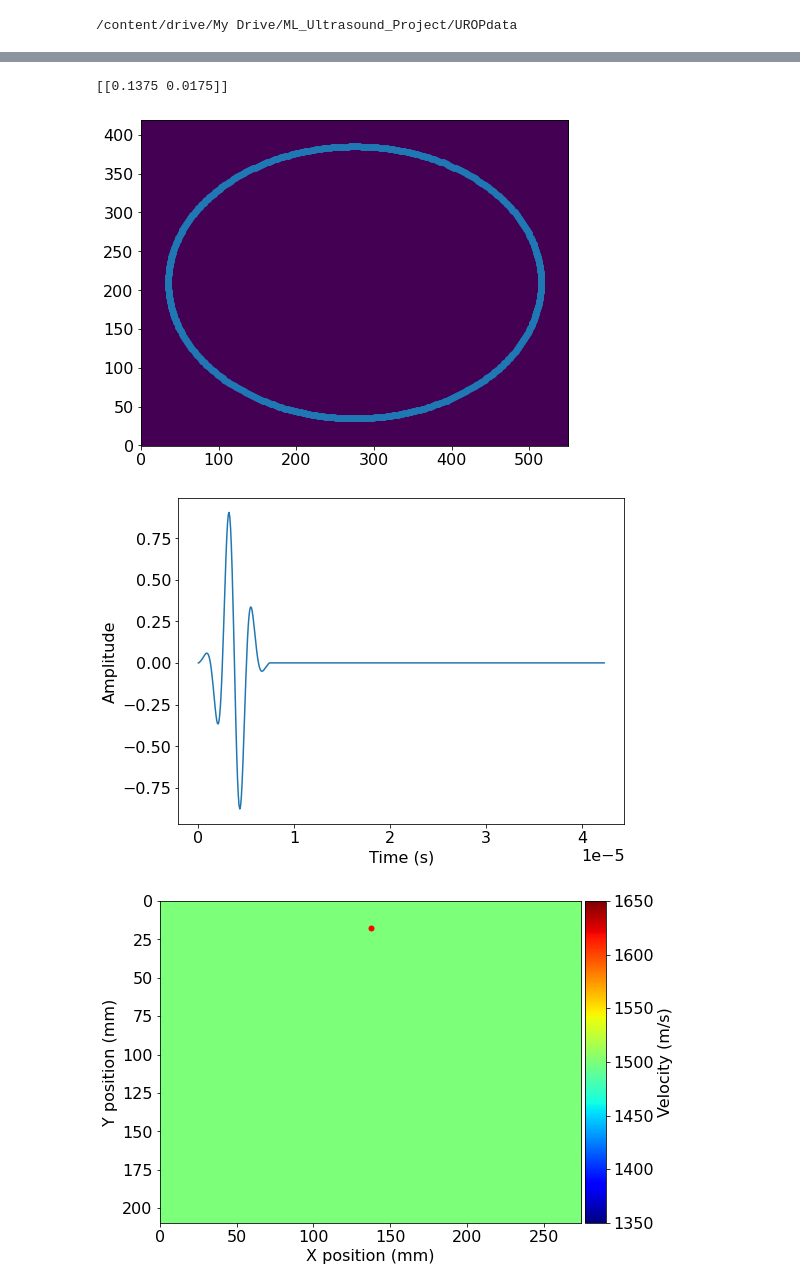
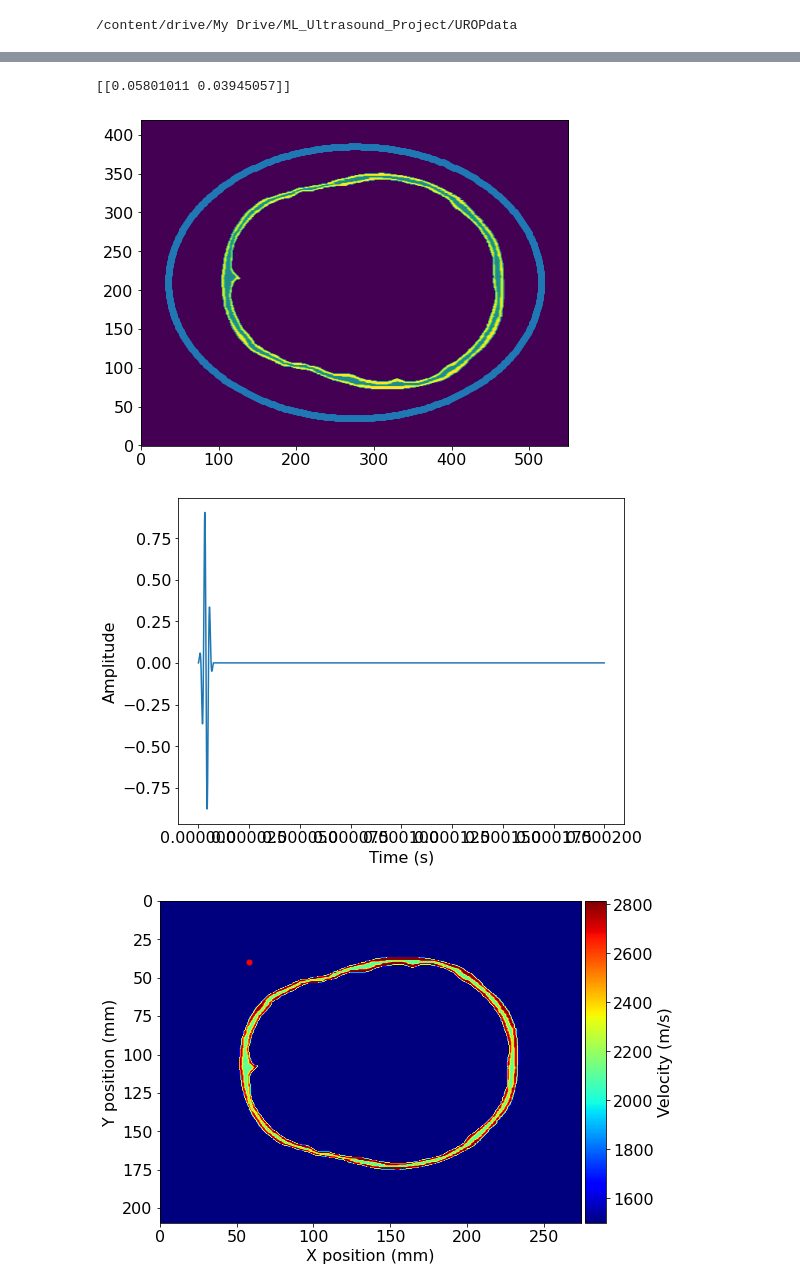
Before and after one commit to nicku-a/ConvLSTM_3D_Brain_Ultrasound, a Jupyter notebook: TestAcoustic.ipynb, the cells around one changed output, grey strips where cells are left out. Saved outputs shown, nothing was run; the diff lists cells and outputs as text; code cells hidden in the pictures.

```diff
--- a/TestAcoustic.ipynb
+++ b/TestAcoustic.ipynb
@@ -87,0 +101,13 @@ from medical.model import Model
+# %%
+src_index = 315      # From 0 to 512
+num = 2500            # Simulation last number of time steps
+model_type = 'skull'  # water, skull or full
+
+if src_index > 448 or src_index <= 64:
+  nearest_border = 'right'
+if src_index > 64 and src_index <= 192:
+  nearest_border = 'bottom'
+if src_index > 192 and src_index <=320:
+  nearest_border = 'left'
+if src_index > 320 and src_index <= 448:
+  nearest_border = 'top'
@@ -96,32 +207,12 @@ devito.parameters.configuration['mpi'] = False
 # The complete medium is currently (1001, 1001) but you will have to make this bigger if you need to in order to
 # make sure that the wavefield does not come back into the cutting box after hitting the edges of the complete medium
 
-src_index = 256     #256  # From 0 to 512
-model_type = 'water'  # water, skull or full
 run_type = 'limited'  # infinite, limited
 
 # Infinite will run the operator like when you generated your dataset. When you plot the resulting wavefield
 # at the end, 'infinite' will look as if the wave is expanding into infinity. If you run it with 'limited'
 # however, you'll see how the wave bounces back against the edge. The goal is to make the 'limited' case
 # run as if it was the 'infinite' one by using your network.
-
-
-def create_eliptic_array(n_sources, boundary_offset, dx, shape):
-    a = (shape[1] / 2)
-    b = (shape[0] / 2)
-
-    pos = np.empty((2, n_sources), dtype=np.float32)
-    angle = np.zeros((n_sources))
-    for idx in range(n_sources):
-        angle[idx] = ((idx) * 360.0 / n_sources) * 2 * np.pi / 360.0  # transducer angle
-        pos[1, idx] = (a * np.cos(angle[idx]) + shape[1] / 2)  # spherical equation of ellipse
-        pos[0, idx] = (b * np.sin(angle[idx]) + shape[0] / 2)  # spherical equation of ellipse
-
-    pos[0, :] += boundary_offset[0]
-    pos[1, :] += boundary_offset[1]
-    pos *= dx
-    # np.array((np.divide(grid[0] ** 2, major_ax ** 2) + np.divide(grid[1] ** 2, minor_ax ** 2)) < 1, dtype=np.float32)
-    return pos
 
 
 # Load different types of background models
@@ -163,38 +254,37 @@ model = np.pad(model,
 plt.imshow(np.transpose(model), origin='lower')
 
 # With the velocity and model size defined, we can create the seismic model that
 # encapsulates this properties. We also define the size of the absorbing layer as 10 grid points
 model = Model(vp=model, origin=origin, shape=shape, spacing=spacing, space_order=4, nbpml=0)
 
 t0 = 0.                 # Simulation starts a t=0
-num = 530              # Simulation last number of time steps - CHANGE THIS FOR THE AMOUNT OF TIMESTEPS
 dt = 0.08e-6            # Time step from model grid spacing
 
 time_range = TimeAxis(start=t0, num=num, step=dt)
 
 f0 = 0.40e6  # Source peak frequency is 400kHz
 src = ToneBurstSource(name='src', grid=model.grid, f0=f0, npoint=1, time_range=time_range)
 
 # First, position source centrally in all dimensions
 src_positions = create_eliptic_array(512, (offset_x, offset_y), spacing[0], (480, 350))
 src.coordinates.data[0, :] = src_positions[:, src_index]
 
 print(src.coordinates.data)
 
 plt.scatter(src_positions[0, :]/spacing[0], src_positions[1, :]/spacing[1])
 plt.show()
 
 # We can plot the time signature to see the wavelet
 src.show()
 
 # We can now show the source and receivers within our domain:
 # Red dot: Source location
 plot_velocity(model, source=src.coordinates.data)
 # %% [output]
-[[0.1375 0.0175]]
+[[0.05801011 0.03945057]]
-[figure, old version]
+[figure, new version]
-[figure, old version]
+[figure, new version]
-[figure, old version]
+[figure, new version]
 # %%
 # In order to represent the wavefield u and the square slowness we need symbolic objects
 # corresponding to time-space-varying field (u, TimeFunction) and
```
Also changed, not shown: parts of 58 cells of this notebook, 4 other files.
